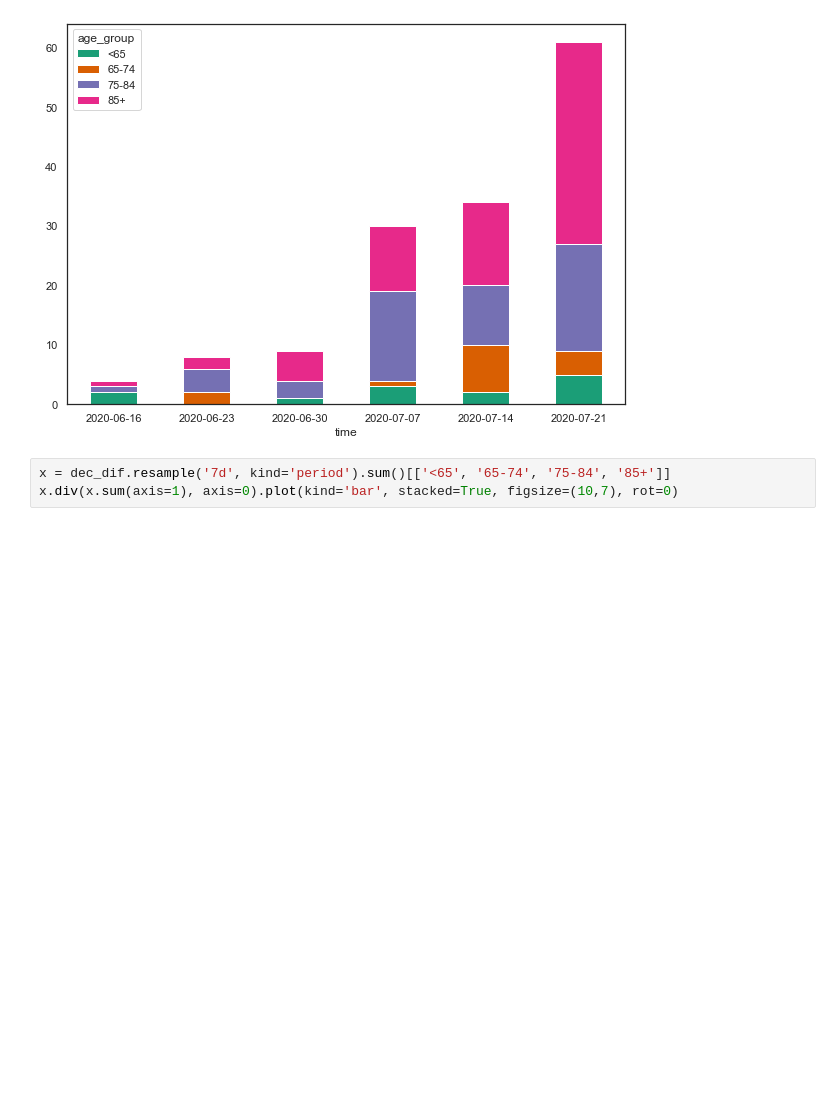
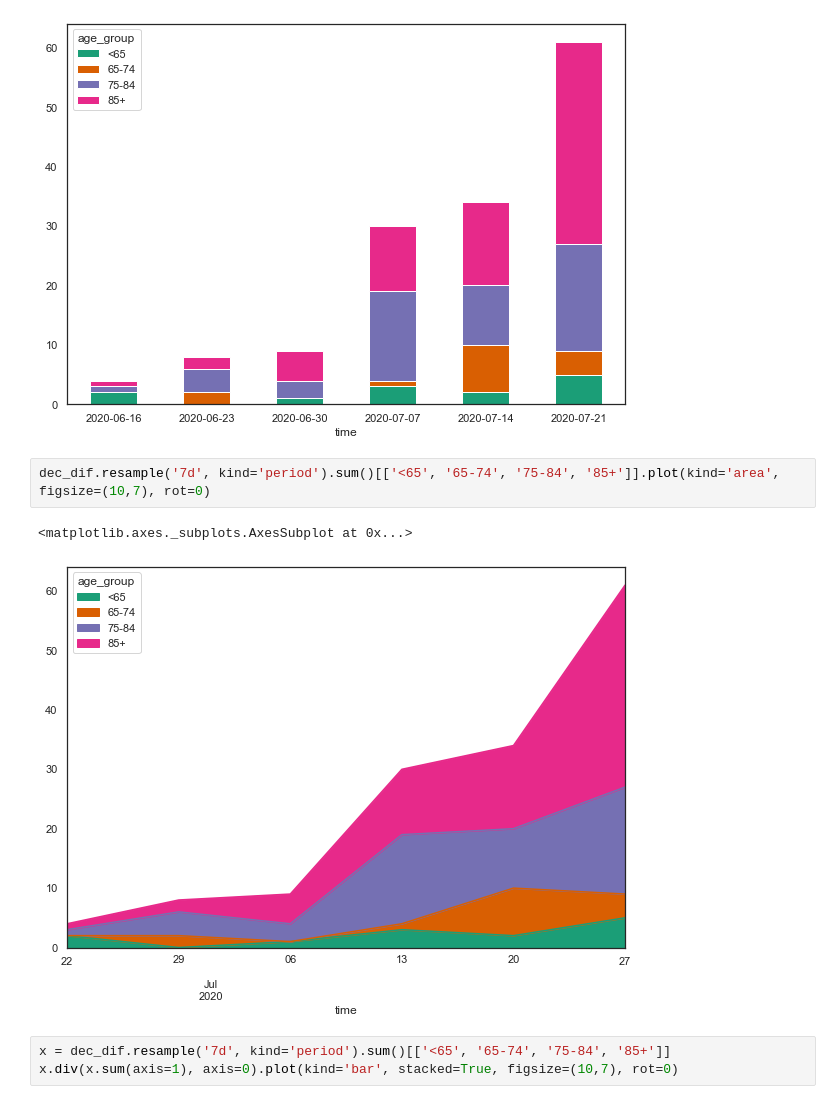
Before and after one commit to cjer/covid, a Jupyter notebook: israel_covid.ipynb, the cells around one changed output. Saved outputs shown, nothing was run; the diff lists cells and outputs as text; blank space fills up the shorter version.

```diff
--- a/israel_covid.ipynb
+++ b/israel_covid.ipynb
@@ -681,6 +681,11 @@ dec_dif.resample('7d', kind='period').sum()[['<65', '65-74', '75-84', '85+']].pl
 # %% [output]
 <matplotlib.axes._subplots.AxesSubplot at 0x...>
 [figure]
+# %%
+dec_dif.resample('7d', kind='period').sum()[['<65', '65-74', '75-84', '85+']].plot(kind='area', figsize=(10,7), rot=0)
+# %% [output]
+<matplotlib.axes._subplots.AxesSubplot at 0x...>
+[figure, added]
 # %%
 x = dec_dif.resample('7d', kind='period').sum()[['<65', '65-74', '75-84', '85+']]
 x.div(x.sum(axis=1), axis=0).plot(kind='bar', stacked=True, figsize=(10,7), rot=0)
```
Also changed, not shown: parts of 13 cells of this notebook, 12 other files.
